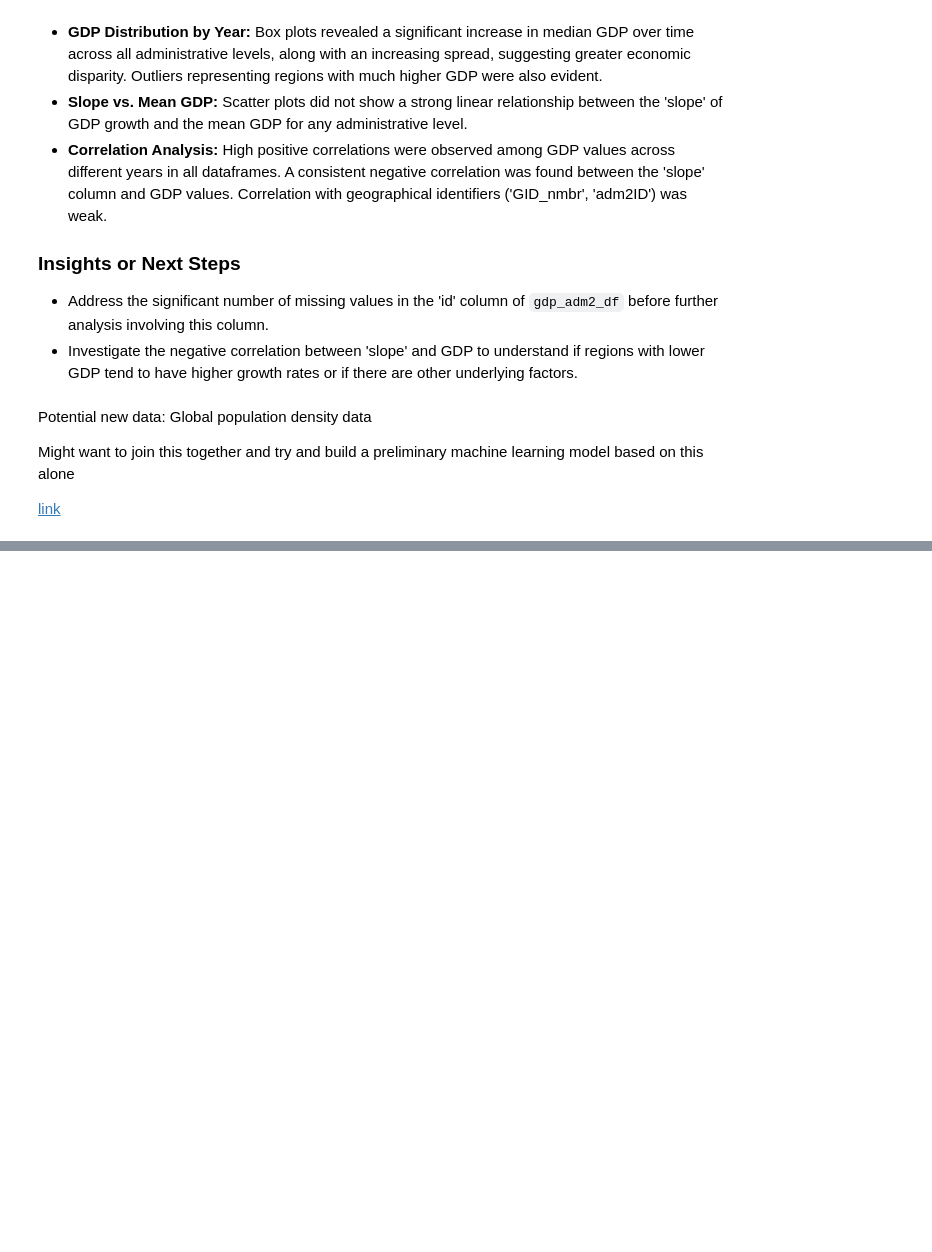
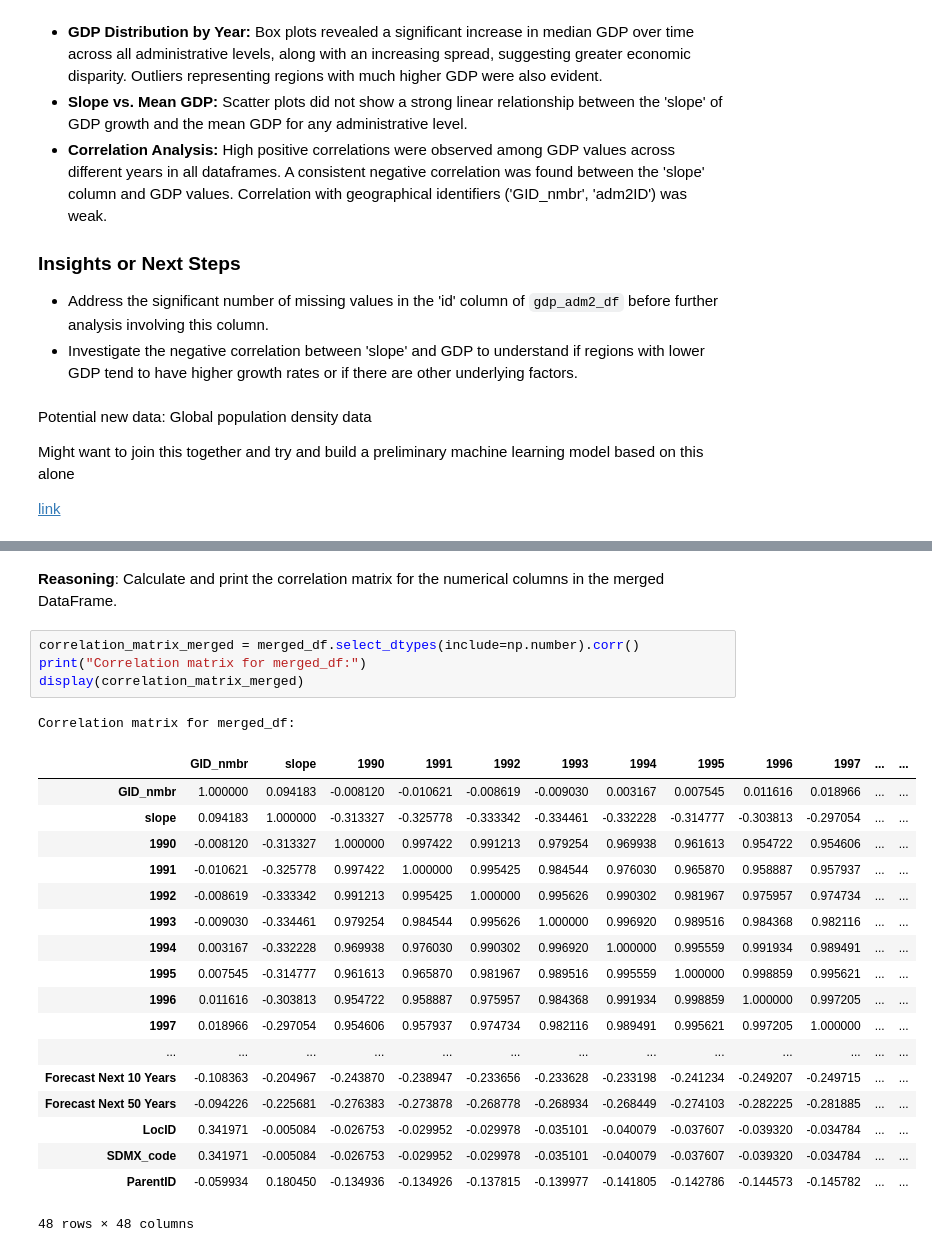
Before and after one commit to Bolu-Adekanmbi/Socioeconomic-Mapping, a Jupyter notebook: notebooks/exploratoryNotebook1.ipynb, the cells around one changed output, grey strips where cells are left out. Drawn from its saved outputs; the diff is of its cells as text; blank space fills up the shorter version.

```diff
--- a/notebooks/exploratoryNotebook1.ipynb
+++ b/notebooks/exploratoryNotebook1.ipynb
@@ -657,0 +981,27 @@ Might want to join this together and try and build a preliminary machine learnin
+# %% [markdown]
+**Reasoning**:
+Calculate and print the correlation matrix for the numerical columns in the merged DataFrame.
+# %%
+correlation_matrix_merged = merged_df.select_dtypes(include=np.number).corr()
+print("Correlation matrix for merged_df:")
+display(correlation_matrix_merged)
+# %% [output]
+Correlation matrix for merged_df:
+|  | GID_nmbr | slope | 1990 | 1991 | 1992 | 1993 | 1994 | 1995 | 1996 | 1997 | ... | ... |
+| GID_nmbr | 1.000000 | 0.094183 | -0.008120 | -0.010621 | -0.008619 | -0.009030 | 0.003167 | 0.007545 | 0.011616 | 0.018966 | ... | ... |
+| slope | 0.094183 | 1.000000 | -0.313327 | -0.325778 | -0.333342 | -0.334461 | -0.332228 | -0.314777 | -0.303813 | -0.297054 | ... | ... |
+| 1990 | -0.008120 | -0.313327 | 1.000000 | 0.997422 | 0.991213 | 0.979254 | 0.969938 | 0.961613 | 0.954722 | 0.954606 | ... | ... |
+| 1991 | -0.010621 | -0.325778 | 0.997422 | 1.000000 | 0.995425 | 0.984544 | 0.976030 | 0.965870 | 0.958887 | 0.957937 | ... | ... |
+| 1992 | -0.008619 | -0.333342 | 0.991213 | 0.995425 | 1.000000 | 0.995626 | 0.990302 | 0.981967 | 0.975957 | 0.974734 | ... | ... |
+| 1993 | -0.009030 | -0.334461 | 0.979254 | 0.984544 | 0.995626 | 1.000000 | 0.996920 | 0.989516 | 0.984368 | 0.982116 | ... | ... |
+| 1994 | 0.003167 | -0.332228 | 0.969938 | 0.976030 | 0.990302 | 0.996920 | 1.000000 | 0.995559 | 0.991934 | 0.989491 | ... | ... |
+| 1995 | 0.007545 | -0.314777 | 0.961613 | 0.965870 | 0.981967 | 0.989516 | 0.995559 | 1.000000 | 0.998859 | 0.995621 | ... | ... |
+| 1996 | 0.011616 | -0.303813 | 0.954722 | 0.958887 | 0.975957 | 0.984368 | 0.991934 | 0.998859 | 1.000000 | 0.997205 | ... | ... |
+| 1997 | 0.018966 | -0.297054 | 0.954606 | 0.957937 | 0.974734 | 0.982116 | 0.989491 | 0.995621 | 0.997205 | 1.000000 | ... | ... |
+| ... | ... | ... | ... | ... | ... | ... | ... | ... | ... | ... | ... | ... |
+| Forecast Next 10 Years | -0.108363 | -0.204967 | -0.243870 | -0.238947 | -0.233656 | -0.233628 | -0.233198 | -0.241234 | -0.249207 | -0.249715 | ... | ... |
+| Forecast Next 50 Years | -0.094226 | -0.225681 | -0.276383 | -0.273878 | -0.268778 | -0.268934 | -0.268449 | -0.274103 | -0.282225 | -0.281885 | ... | ... |
+| LocID | 0.341971 | -0.005084 | -0.026753 | -0.029952 | -0.029978 | -0.035101 | -0.040079 | -0.037607 | -0.039320 | -0.034784 | ... | ... |
+| SDMX_code | 0.341971 | -0.005084 | -0.026753 | -0.029952 | -0.029978 | -0.035101 | -0.040079 | -0.037607 | -0.039320 | -0.034784 | ... | ... |
+| ParentID | -0.059934 | 0.180450 | -0.134936 | -0.134926 | -0.137815 | -0.139977 | -0.141805 | -0.142786 | -0.144573 | -0.145782 | ... | ... |
+48 rows × 48 columns
```
Also changed, not shown: parts of 52 cells of this notebook.
